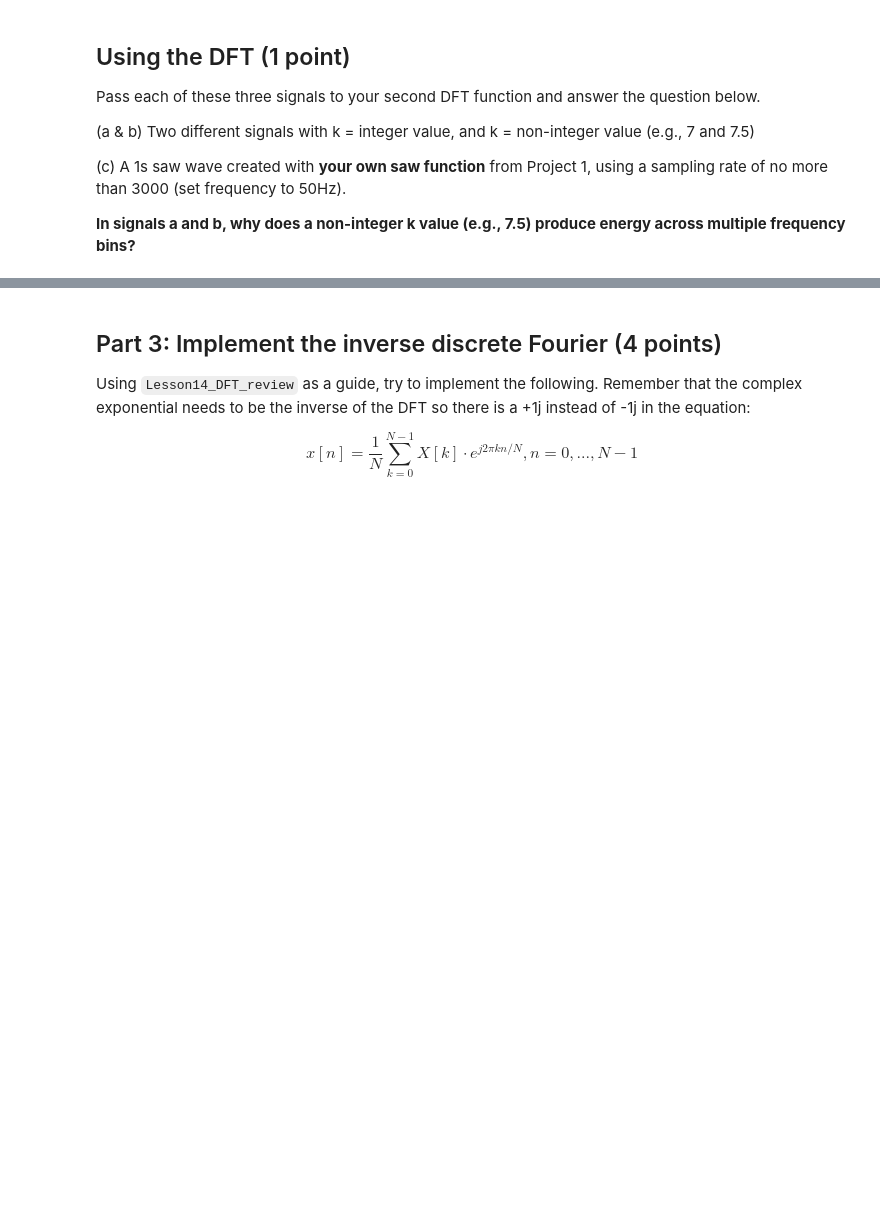
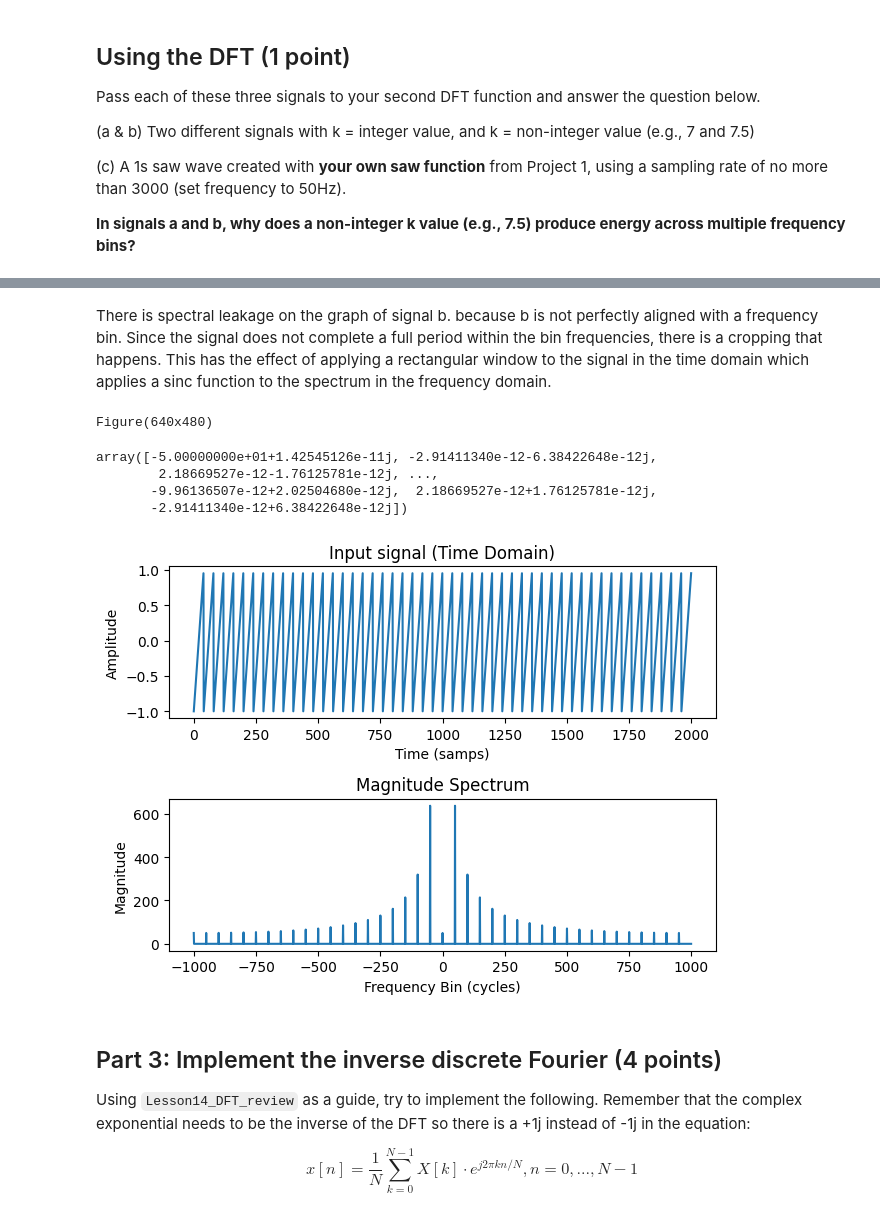
Before and after one commit to SamK65/AudioTechII, a Jupyter notebook: HW/HW2.ipynb, the cells around one changed output, grey strips where cells are left out. Drawn from its saved outputs; the diff is of its cells as text; code cells hidden in the pictures; blank space fills up the shorter version.

```diff
--- a/HW/HW2.ipynb
+++ b/HW/HW2.ipynb
@@ -200,3 +234,35 @@ Pass each of these three signals to your second DFT function and answer the ques
+# %% [markdown]
+There is spectral leakage on the graph of signal b. because b is not perfectly aligned with a frequency bin.
+Since the signal does not complete a full period within the bin frequencies, there is a cropping that happens. This has the effect of applying a rectangular window to the signal in the time domain which applies a sinc function to the spectrum in the frequency domain.
+# %%
+def _gen_wave(t, type='sine'):
+    """
+    Classical waveform generator suited to modulation
+    type (str) = waveform type: 'sine', 'square', 'saw', or 'triangle'
+    """
+    def norm(phase):
+        """Phase between 0 and 1"""
+        return phase/(2*np.pi) % 1
+    def bi(sig):
+        """unipolar to bipolar"""
+        return 2*sig - 1
+    return {
+        "sine" : np.sin,
+        "saw" : lambda t: bi(norm(t)),
+        "square" : lambda t: np.sign(0.5 - norm(t)),
+        "triangle" : lambda t: -1*bi(np.abs(bi(norm(t)))),
+    }[type](t)
+
+fs = 2000
+f = 50
+myDFT2(_gen_wave(2*np.pi*f*np.arange(0,1,1/fs), type="saw"), graph=True)
+# %% [output]
+Figure(640x480)
+array([-5.00000000e+01+1.42545126e-11j, -2.91411340e-12-6.38422648e-12j,
+        2.18669527e-12-1.76125781e-12j, ...,
+       -9.96136507e-12+2.02504680e-12j,  2.18669527e-12+1.76125781e-12j,
+       -2.91411340e-12+6.38422648e-12j])
+[figure, added]
 # %% [markdown]
 ## Part 3: Implement the inverse discrete Fourier (4 points)
 Using `Lesson14_DFT_review` as a guide, try to implement the following. Remember that the complex exponential needs to be the inverse of the DFT so there is a +1j instead of -1j in the equation:
```
Also changed, not shown: parts of 9 cells of this notebook.
